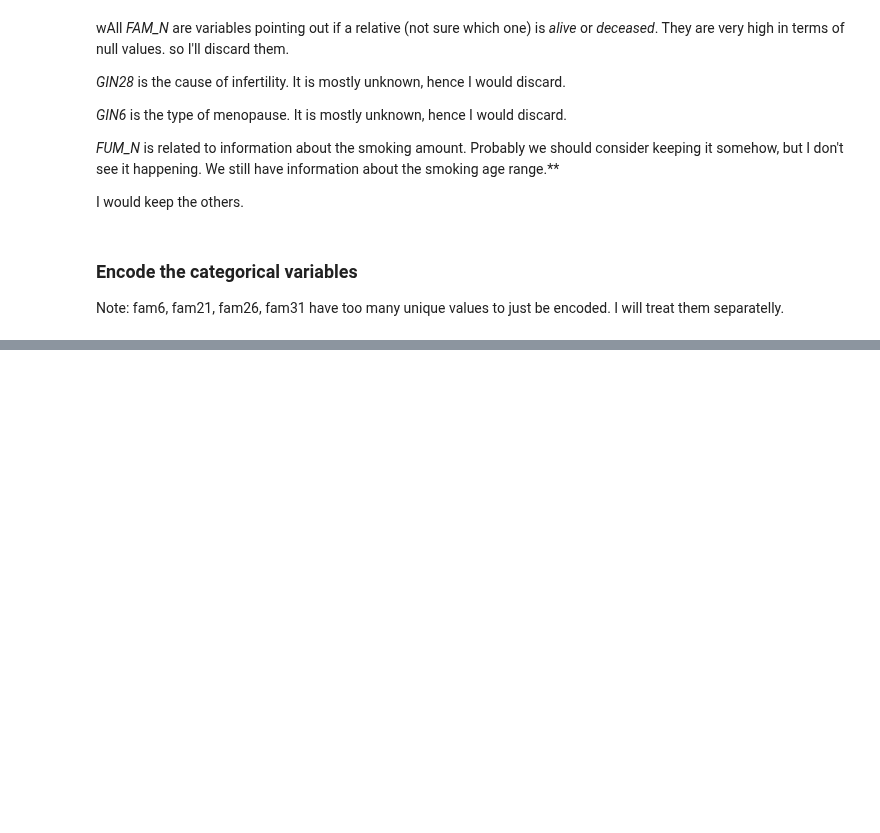
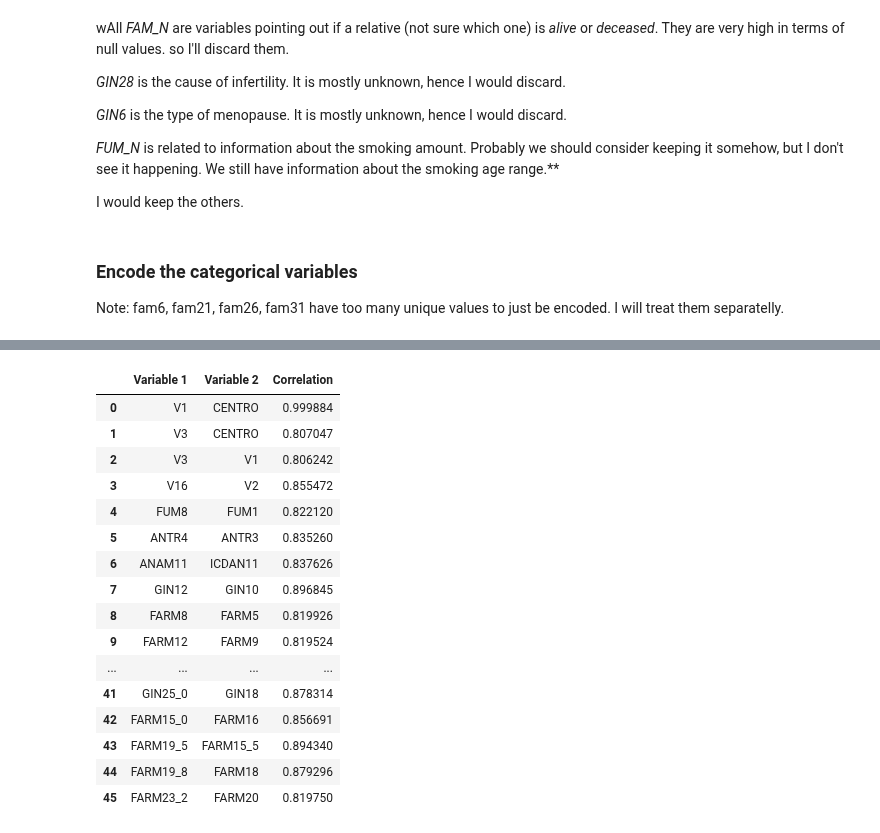
Before and after one commit to Paolaloi/EpidemLab, a Jupyter notebook: code.ipynb, the cells around one changed output, grey strips where cells are left out. Cells and saved outputs as stored; diff of their text form; code cells hidden in the pictures; blank space fills up the shorter version.

```diff
--- a/code.ipynb
+++ b/code.ipynb
@@ -318,0 +468,20 @@ KeyError: "None of [Index(['center', 'v4', 'v5', 'v9', 'v14', 'v15', 'fum10', 'f
+# %%
+high_corr_df
+# %% [output]
+|  | Variable 1 | Variable 2 | Correlation |
+| 0 | V1 | CENTRO | 0.999884 |
+| 1 | V3 | CENTRO | 0.807047 |
+| 2 | V3 | V1 | 0.806242 |
+| 3 | V16 | V2 | 0.855472 |
+| 4 | FUM8 | FUM1 | 0.822120 |
+| 5 | ANTR4 | ANTR3 | 0.835260 |
+| 6 | ANAM11 | ICDAN11 | 0.837626 |
+| 7 | GIN12 | GIN10 | 0.896845 |
+| 8 | FARM8 | FARM5 | 0.819926 |
+| 9 | FARM12 | FARM9 | 0.819524 |
+| ... | ... | ... | ... |
+| 41 | GIN25_0 | GIN18 | 0.878314 |
+| 42 | FARM15_0 | FARM16 | 0.856691 |
+| 43 | FARM19_5 | FARM15_5 | 0.894340 |
+| 44 | FARM19_8 | FARM18 | 0.879296 |
+| 45 | FARM23_2 | FARM20 | 0.819750 |
```
Also changed, not shown: parts of 18 cells of this notebook.
